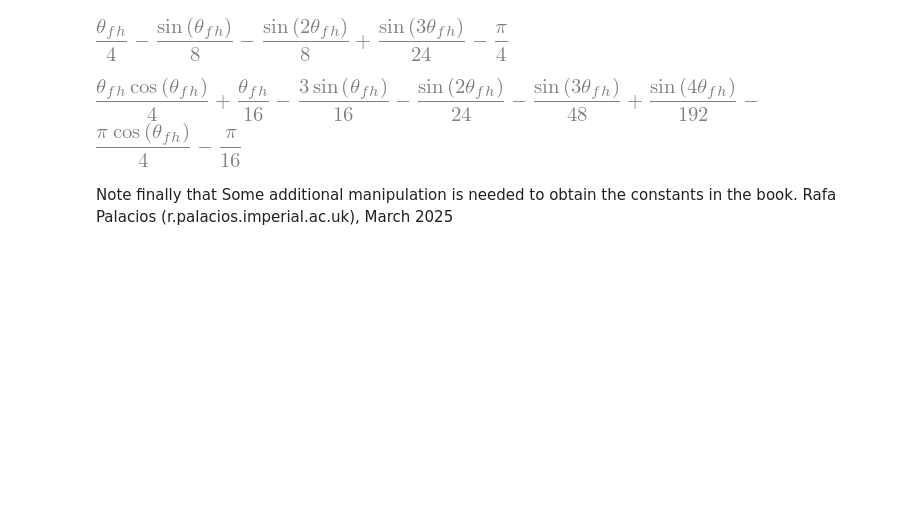
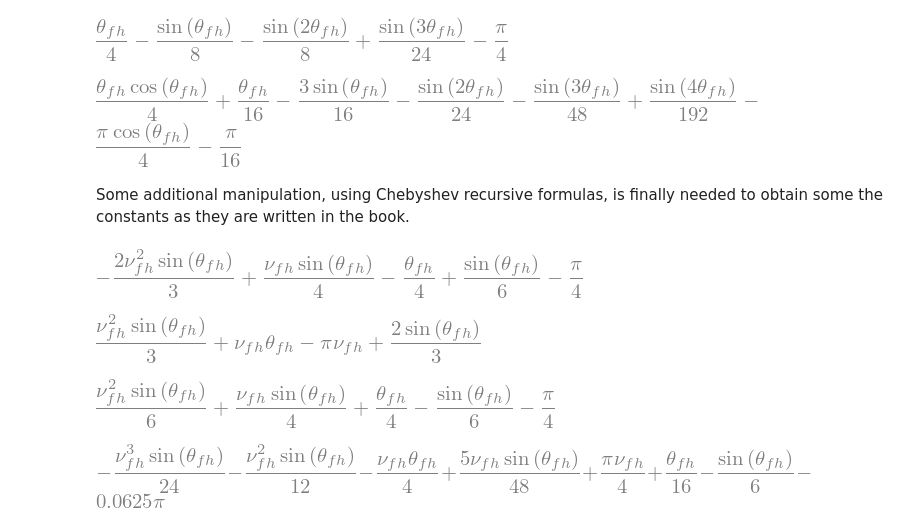
Before and after one commit to ImperialCollegeLondon/flexibleaircraftbook, a Jupyter notebook: 03Airfoil/glauert_integrals.ipynb, the cells around one changed output. Cells and saved outputs as stored; diff of their text form; code cells hidden in the pictures; blank space fills up the shorter version.

Commit message:
Additional manipulation in the Glauert integrals

```diff
--- a/03Airfoil/glauert.ipynb
+++ b/03Airfoil/glauert_integrals.ipynb
@@ -69,5 +74,24 @@ display(sym.simplify(sym.diff(c_l1,d0)),sym.simplify(sym.diff(c_l1,d1)),sym.simp
 [figure]
 [figure]
 # %% [markdown]
-Note finally that Some additional manipulation is needed to obtain the constants in the book.
-Rafa Palacios (r.palacios.imperial.ac.uk), March 2025
+Some additional manipulation, using Chebyshev recursive formulas, is finally needed to obtain some the constants as they are written in the book.
+# %%
+nu = sym.symbols('nu_fh', real = True)
+sinx=sym.sin(thfh)
+cosx=-nu
+sin2x=2*sinx*cosx
+cos2x=2*cosx**2-1
+sin3x=2*sin2x*cosx-sinx
+sin4x=2*sin3x*cosx-sin2x
+
+sinx3=(3*sinx-sin3x)/4
+# %%
+display(sym.expand(-thfh/4-sin3x/6-sin2x/8-sym.pi/4),
+        sym.expand(-thfh*cosx-sinx3/3+sinx+sym.pi*cosx),
+        sym.expand(thfh/4-sinx/8-sin2x/8+sin3x/24-sym.pi/4),
+        sym.expand(thfh*cosx/4+thfh/16-3*sinx/16-sin2x/24-sin3x/48+sin4x/192-sym.pi*(1/4+cosx)/4))
+# %% [output]
+[figure, added]
+[figure, added]
+[figure, added]
+[figure, added]
```
Also changed, not shown: parts of 2 cells of this notebook.
